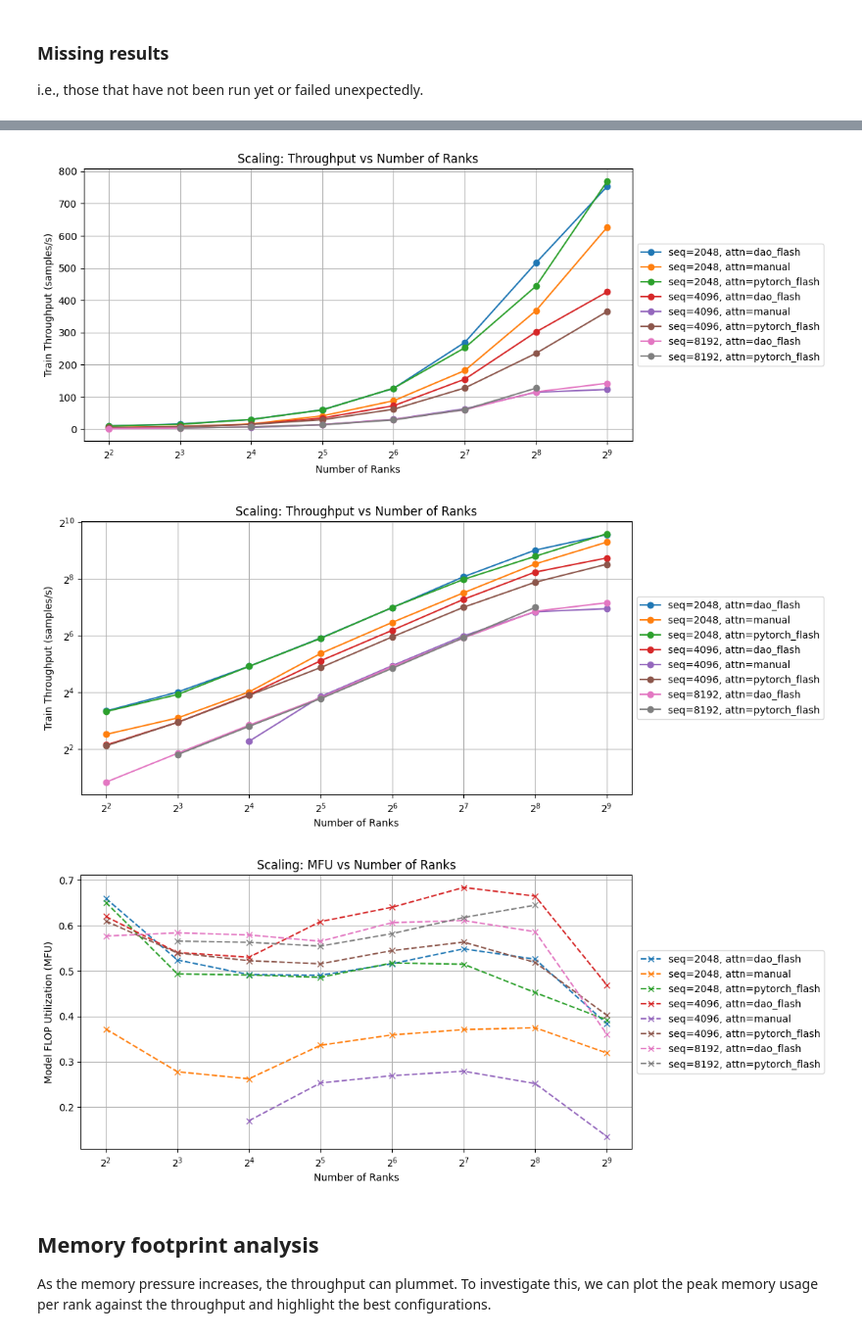
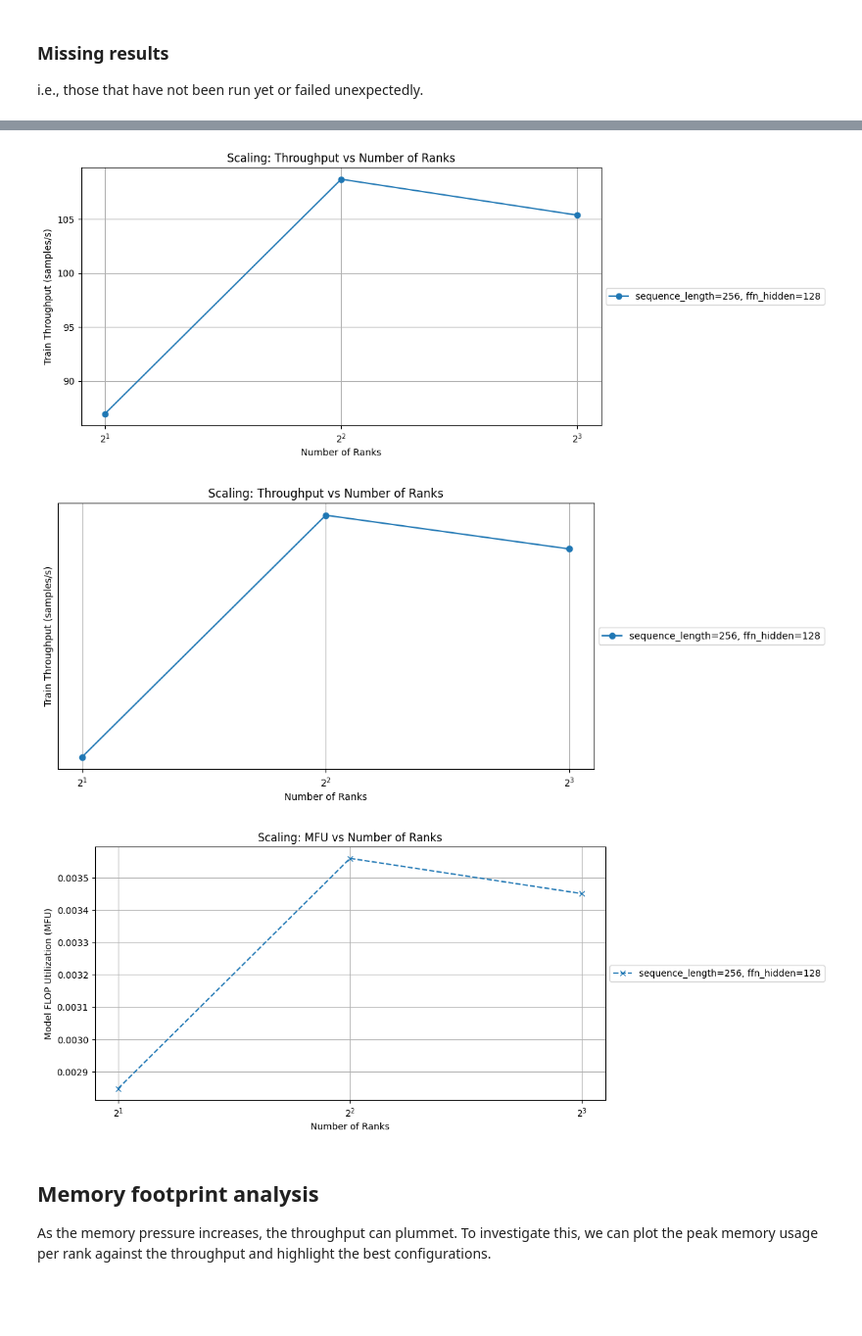
Before and after one commit to Modalities/modalities, a Jupyter notebook: tutorials/scaling_up/analysis/throughput_analysis.ipynb, the cells around one changed output, grey strips where cells are left out. Shown at 98% size. Cells and saved outputs as stored; diff of their text form; code cells hidden in the pictures; blank space fills up the shorter version.

```diff
--- a/tutorials/scaling_up/analysis/throughput_analysis.ipynb
+++ b/tutorials/scaling_up/analysis/throughput_analysis.ipynb
@@ -77,6 +77,9 @@ import json
 import yaml
 import pandas as pd
 import matplotlib.pyplot as plt
+from collections import defaultdict
+from functools import reduce
+
 
 def get_num_ranks_from_config_path(config_path: Path) -> int:
     """Extracts the number of ranks from the config path."""
@@ -146,11 +149,21 @@ def load_sweep(most_recent_configs: list[Path]) -> pd.DataFrame:
         rows.append(row)
     df = pd.DataFrame(rows)
     return df
+
+def get_sweep_config(experiments_folder: Path) -> dict[str, list]:
+    sweep_files = list(experiments_folder.glob("**/sweep_config.yaml"))
+    sweep = defaultdict(set)
+    for sweep_file in sweep_files:
+        yaml_config = yaml.safe_load(sweep_file.open("r"))
+        for key, value in yaml_config.get("sweep", {}).items():
+            sweep[key].add(value)
+    sweep = {k: list(v) for k, v in sweep.items()}
+    return sweep
 # %% [markdown]
 ##  Setup
 # %%
 # TODO: Update the path to your experiments folder
-experiments_folder = Path("/leonardo_scratch/fast/EUHPC_D21_101/max_lue/repositories/working/modalities/tutorials/scaling_up/experiments/2025-07-28__14-13-18_b7117a39")
+experiments_folder = Path("/raid/s3/opengptx/max_lue/repositories/modalities/tutorials/scaling_up/experiments/2025-09-25__13-07-50_6fc315c885a9bc7a")
 expected_steps = 20
 skip_exception_types = ["OutOfMemoryError"]
 
@@ -168,0 +182,4 @@ list(experiments_dict.keys())
+# %%
+sweep_config = get_sweep_config(experiments_folder)
+sweep_keys = set(sweep_config.keys())
+sweep_config
@@ -274,15 +268,19 @@ df_filtered = df[
 best_rows = (
     df_filtered
     .sort_values("train samples/s", ascending=False)
-    .drop_duplicates(subset=["sequence_length", "attention_implementation", "num_ranks"])
+    .drop_duplicates(subset=["sequence_length", "num_ranks"])
 )
 # %%
+group_keys = ["sequence_length", "ffn_hidden"]
+assert set(group_keys).issubset(sweep_keys), f"Group keys {group_keys} not all in sweep keys {sweep_keys}"
+
 # --- Plot 1: Throughput ---
 fig1, ax1 = plt.subplots(figsize=(10, 5))
 
-for (seq_len, attn_impl), group in best_rows.groupby(["sequence_length", "attention_implementation"]):
+for val_tuple, group in best_rows.groupby(group_keys):
+    label_dict = {key: val for key, val in zip(group_keys, val_tuple)}
     group = group.sort_values("num_ranks")
-    label = f"seq={seq_len}, attn={attn_impl}"
+    label = ", ".join([f"{k}={v}" for k, v in label_dict.items()])
     ax1.plot(group["num_ranks"], group["train samples/s"], marker='o', label=label)
 
 ax1.set_title("Scaling: Throughput vs Number of Ranks")
@@ -294,40 +292,42 @@ ax1.grid(True, which="both")
 
 # --- Plot 1: Throughput ---
 fig1, ax1 = plt.subplots(figsize=(10, 5))
 
-for (seq_len, attn_impl), group in best_rows.groupby(["sequence_length", "attention_implementation"]):
+for val_tuple, group in best_rows.groupby(group_keys):
+    label_dict = {key: val for key, val in zip(group_keys, val_tuple)}
     group = group.sort_values("num_ranks")
-    label = f"seq={seq_len}, attn={attn_impl}"
+    label = ", ".join([f"{k}={v}" for k, v in label_dict.items()])
     ax1.plot(group["num_ranks"], group["train samples/s"], marker='o', label=label)
 
 ax1.set_title("Scaling: Throughput vs Number of Ranks")
 ax1.set_xlabel("Number of Ranks")
 ax1.set_ylabel("Train Throughput (samples/s)")
 ax1.set_xscale("log", base=2)  # ← logarithmic x-axis
 ax1.set_yscale("log", base=2)  # ← logarithmic x-axis
 ax1.legend(loc='center left', bbox_to_anchor=(1, 0.5))
 ax1.grid(True, which="both")
 
 # --- Plot 2: MFU ---
 fig2, ax2 = plt.subplots(figsize=(10, 5))
 
-for (seq_len, attn_impl), group in best_rows.groupby(["sequence_length", "attention_implementation"]):
+for val_tuple, group in best_rows.groupby(group_keys):
+    label_dict = {key: val for key, val in zip(group_keys, val_tuple)}
     group = group.sort_values("num_ranks")
-    label = f"seq={seq_len}, attn={attn_impl}"
+    label = ", ".join([f"{k}={v}" for k, v in label_dict.items()])
     ax2.plot(group["num_ranks"], group["train mfu (16-bit)"], marker='x', linestyle='--', label=label)
 
 ax2.set_title("Scaling: MFU vs Number of Ranks")
 ax2.set_xlabel("Number of Ranks")
 ax2.set_ylabel("Model FLOP Utilization (MFU)")
 ax2.set_xscale("log", base=2)  # ← logarithmic x-axis
 ax2.legend(loc='center left', bbox_to_anchor=(1, 0.5))
 ax2.grid(True, which="both")
 
 plt.show()
 # %% [output]
-[figure, old version]
+[figure, new version]
-[figure, old version]
+[figure, new version]
-[figure, old version]
+[figure, new version]
 # %% [markdown]
 ## Memory footprint analysis
 
```
Also changed, not shown: parts of 8 cells of this notebook.
